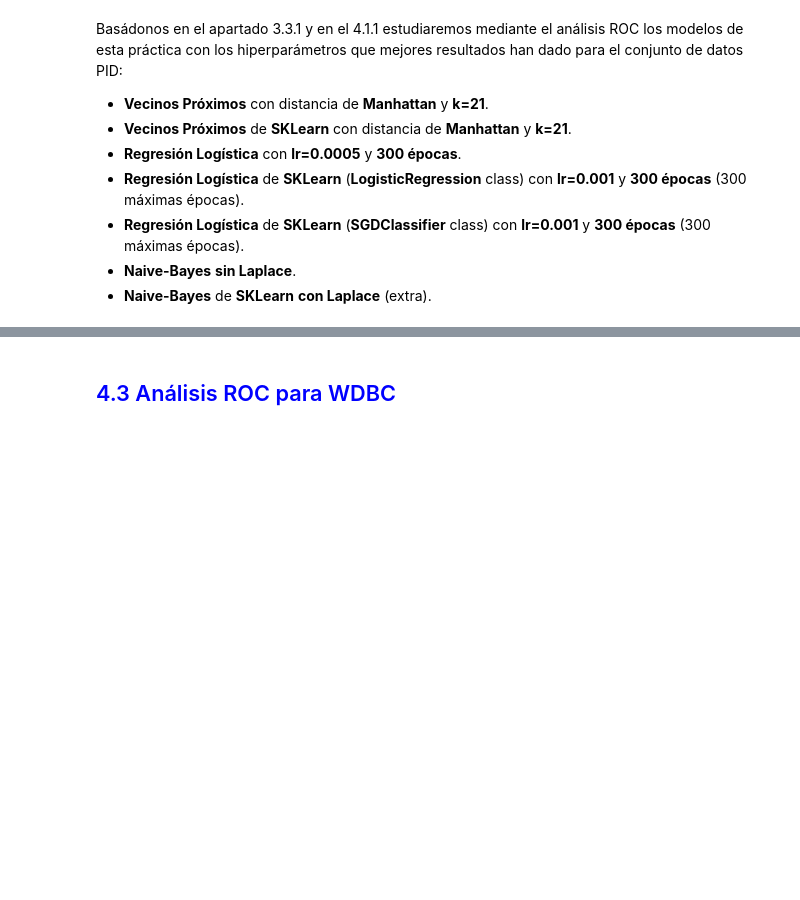
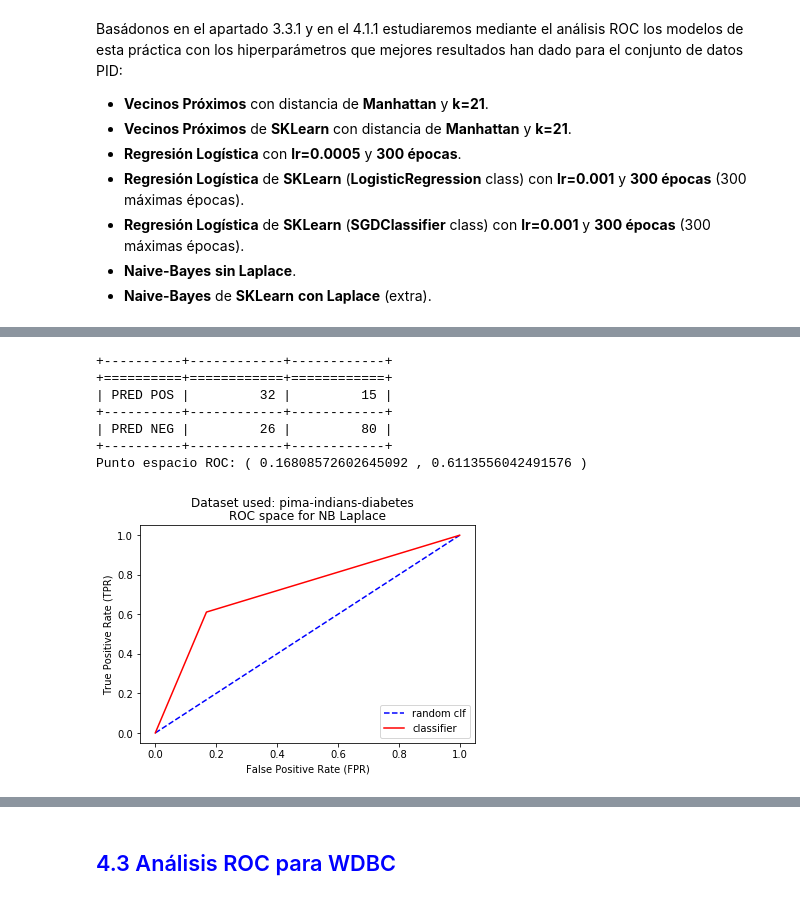
Before and after one commit to AlejandroSantorum/MachineLearning_Assignments, a Jupyter notebook: Assignment2/test_KNN-LR.ipynb, the cells around one changed output, grey strips where cells are left out. Cells and saved outputs as stored; diff of their text form; code cells hidden in the pictures; blank space fills up the shorter version.

```diff
--- a/Assignment2/test_KNN-LR.ipynb
+++ b/Assignment2/test_KNN-LR.ipynb
@@ -1477 +1515,15 @@ Punto espacio ROC: ( 0.14856086388152165 , 0.5925176496389443 )
+# %%
+NB = Clasificador.ClasificadorNaiveBayesSK(laplace=True)
+strat = EstrategiaParticionado.ValidacionCruzada(5)
+fpr, tpr = ROC_Analysis(db_pid, NB, strat)
+plot_ROC(fpr, tpr, clf_name='NB Laplace', dataset_name='pima-indians-diabetes')
+# %% [output]
++----------+------------+------------+
++==========+============+============+
+| PRED POS |         32 |         15 |
++----------+------------+------------+
+| PRED NEG |         26 |         80 |
++----------+------------+------------+
+Punto espacio ROC: ( 0.16808572602645092 , 0.6113556042491576 )
+[figure, added]
 # %% [markdown]
```
Also changed, not shown: parts of 124 cells of this notebook, 4 other files.
